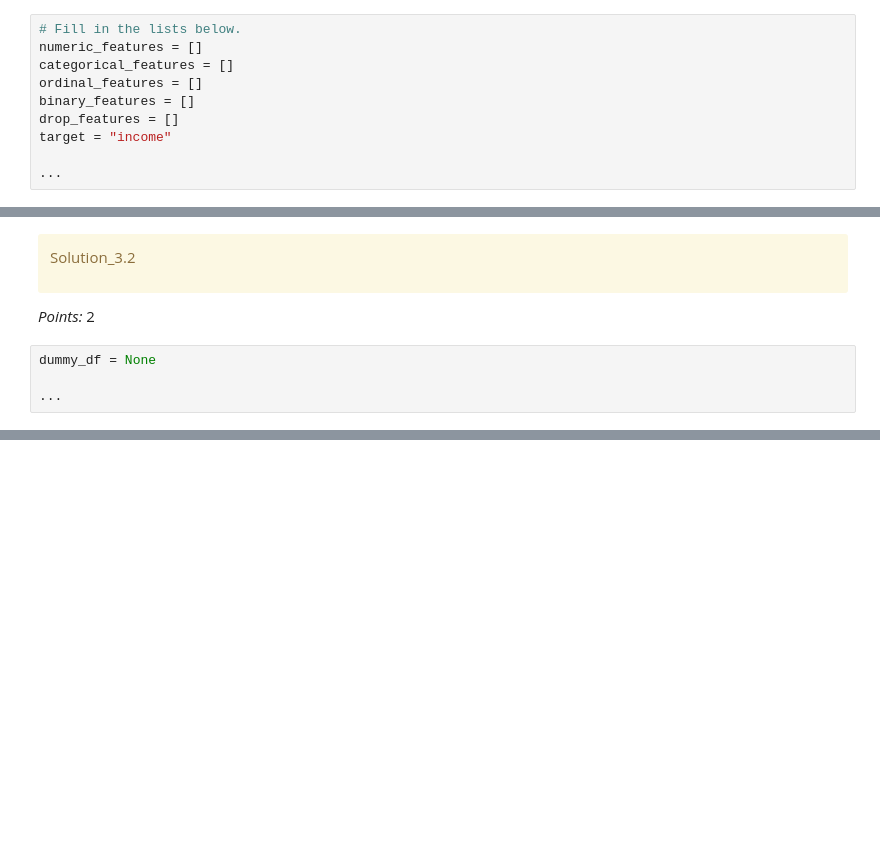
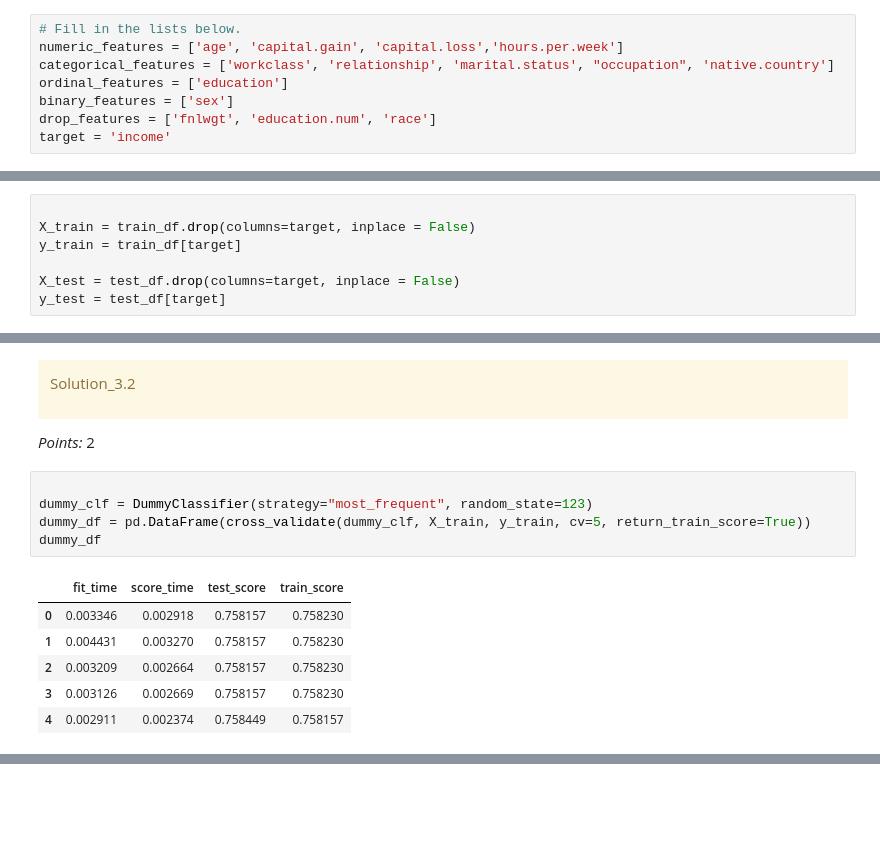
Before and after one commit to Zijing-Liu/cpsc330-2023W1, a Jupyter notebook: hw/hw3/hw3.ipynb, the cells around one changed output, grey strips where cells are left out. Cells and saved outputs as stored; diff of their text form; blank space fills up the shorter version.

```diff
--- a/hw/hw3/hw3.ipynb
+++ b/hw/hw3/hw3.ipynb
@@ -257,13 +344,11 @@ _Points:_ 5
 # %%
 # Fill in the lists below.
-numeric_features = []
-categorical_features = []
-ordinal_features = []
-binary_features = []
-drop_features = []
-target = "income"
-
-...
+numeric_features = ['age', 'capital.gain', 'capital.loss','hours.per.week']
+categorical_features = ['workclass', 'relationship', 'marital.status', "occupation", 'native.country']
+ordinal_features = ['education']
+binary_features = ['sex']
+drop_features = ['fnlwgt', 'education.num', 'race']
+target = 'income'
 # %%
 # Sorting all the lists above for the autograder
 numeric_features.sort()
@@ -302,2 +386,9 @@ y_test = None
+# %%
+
+X_train = train_df.drop(columns=target, inplace = False)
+y_train = train_df[target]
+
+X_test = test_df.drop(columns=target, inplace = False)
+y_test = test_df[target]
 # %%
 grader.check("q3.1")
@@ -319,9 +412,17 @@ Solution_3.2
 </div>
 
 _Points:_ 2
-# %%
-dummy_df = None
-
-...
+# %%
+
+dummy_clf = DummyClassifier(strategy="most_frequent", random_state=123)
+dummy_df = pd.DataFrame(cross_validate(dummy_clf, X_train, y_train, cv=5, return_train_score=True))
+dummy_df
+# %% [output]
+|  | fit_time | score_time | test_score | train_score |
+| 0 | 0.003346 | 0.002918 | 0.758157 | 0.758230 |
+| 1 | 0.004431 | 0.003270 | 0.758157 | 0.758230 |
+| 2 | 0.003209 | 0.002664 | 0.758157 | 0.758230 |
+| 3 | 0.003126 | 0.002669 | 0.758157 | 0.758230 |
+| 4 | 0.002911 | 0.002374 | 0.758449 | 0.758157 |
 # %%
 grader.check("q3.2")
```
Also changed, not shown: parts of 49 cells of this notebook, 4 other files.
